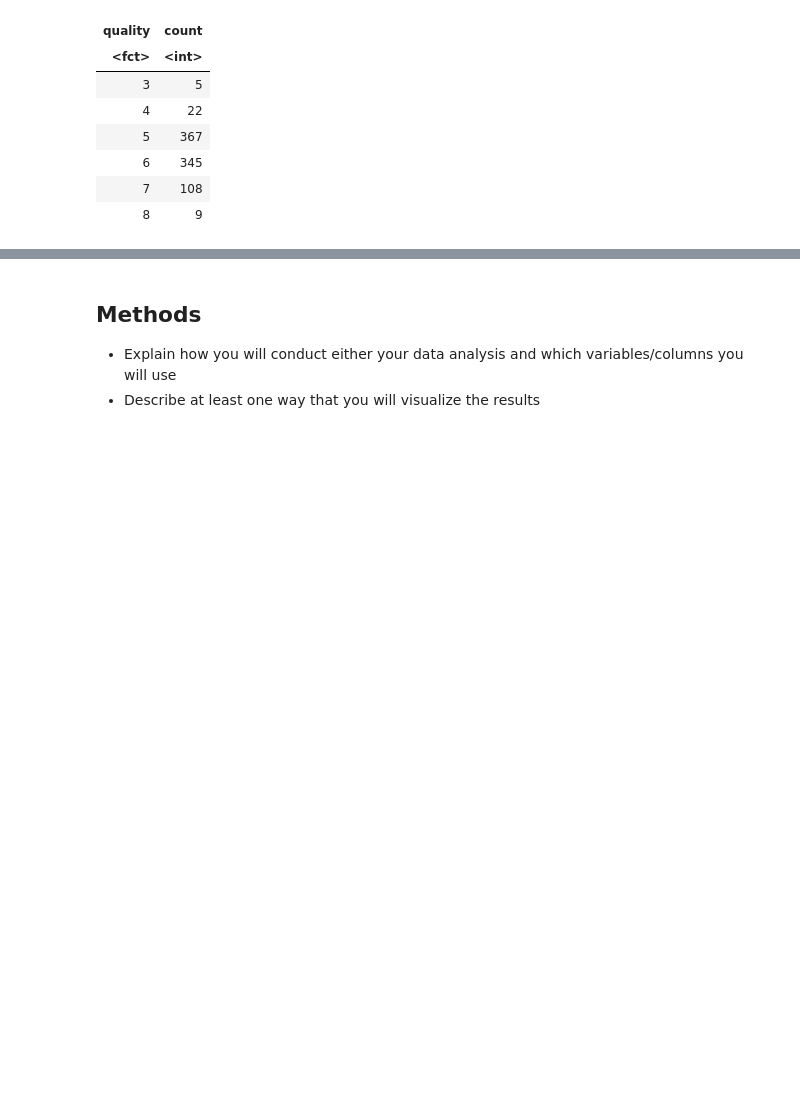
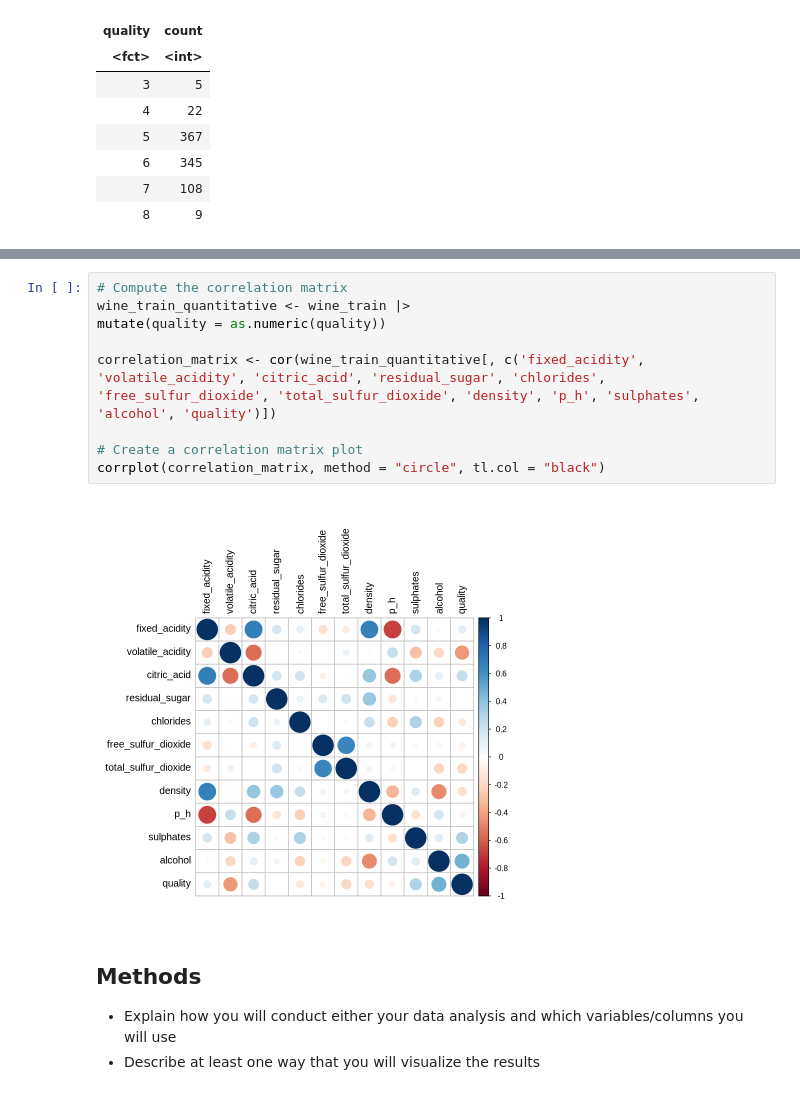
Before and after one commit to MostLeVert/goup01dsci100, a Jupyter notebook: Project_proposal.ipynb, the cells around one changed output, grey strips where cells are left out. Cells and saved outputs as stored; diff of their text form; blank space fills up the shorter version.

Commit message:
Correlation plot added
Started to create a plot that is relevant to prediction/analysis question.

```diff
--- a/Project_proposal.ipynb
+++ b/Project_proposal.ipynb
@@ -98,3 +97,14 @@ A tibble: 6 × 2
+# %%
+# Compute the correlation matrix
+wine_train_quantitative <- wine_train |>
+mutate(quality = as.numeric(quality))
+
+correlation_matrix <- cor(wine_train_quantitative[, c('fixed_acidity', 'volatile_acidity', 'citric_acid', 'residual_sugar', 'chlorides', 'free_sulfur_dioxide', 'total_sulfur_dioxide', 'density', 'p_h', 'sulphates', 'alcohol', 'quality')])
+
+# Create a correlation matrix plot
+corrplot(correlation_matrix, method = "circle", tl.col = "black")
+# %% [output]
+[figure, added]
 # %% [markdown]
 ## Methods
 - Explain how you will conduct either your data analysis and which variables/columns you will use
```
Also changed, not shown: parts of 2 cells of this notebook.
